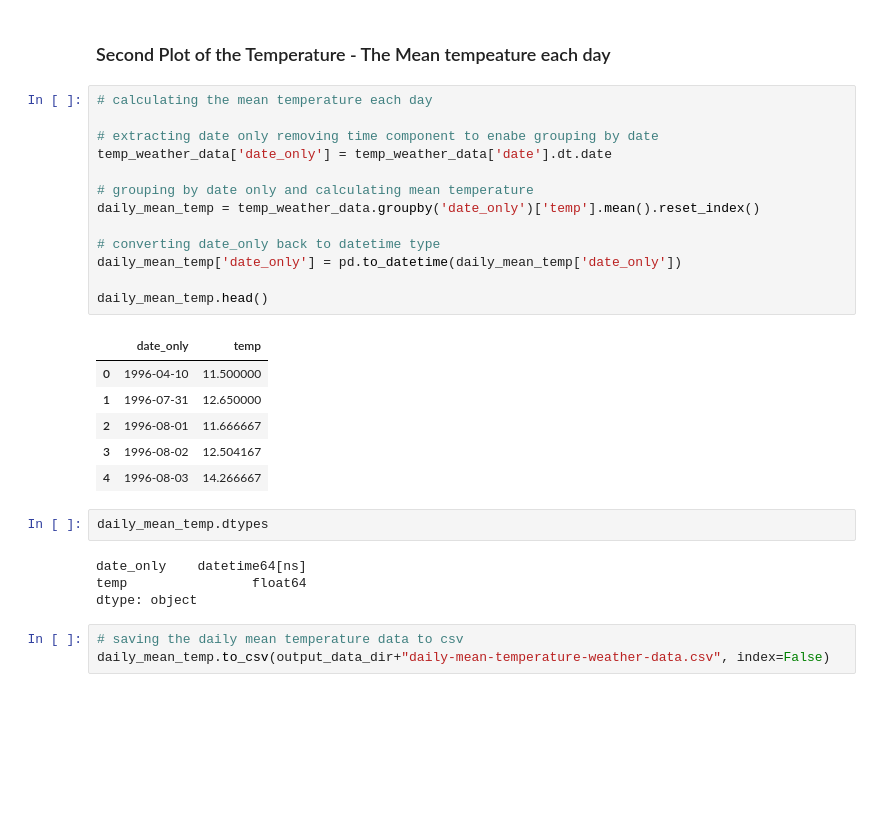
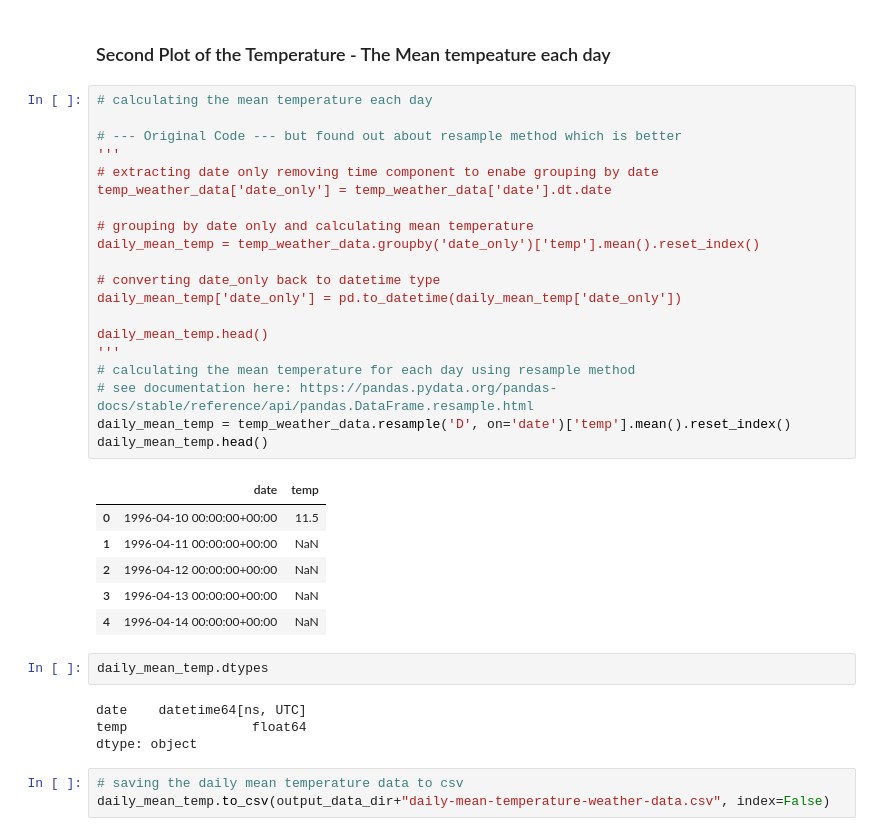
Before and after one commit to skerr17/programming-for-data-analytics, a Jupyter notebook: assignments/assignment06-weather.ipynb, the cells around one changed output. Cells and saved outputs as stored; diff of their text form; blank space fills up the shorter version.

```diff
--- a/assignments/assignment06-weather.ipynb
+++ b/assignments/assignment06-weather.ipynb
@@ -193,27 +191,34 @@ plt.show()
 # %%
 # calculating the mean temperature each day
 
+# --- Original Code --- but found out about resample method which is better
+'''
 # extracting date only removing time component to enabe grouping by date
 temp_weather_data['date_only'] = temp_weather_data['date'].dt.date
 
 # grouping by date only and calculating mean temperature
 daily_mean_temp = temp_weather_data.groupby('date_only')['temp'].mean().reset_index()
 
 # converting date_only back to datetime type
 daily_mean_temp['date_only'] = pd.to_datetime(daily_mean_temp['date_only'])
 
 daily_mean_temp.head()
+'''
+# calculating the mean temperature for each day using resample method
+# see documentation here: https://pandas.pydata.org/pandas-docs/stable/reference/api/pandas.DataFrame.resample.html
+daily_mean_temp = temp_weather_data.resample('D', on='date')['temp'].mean().reset_index()
+daily_mean_temp.head()
 # %% [output]
-|  | date_only | temp |
-| 0 | 1996-04-10 | 11.500000 |
-| 1 | 1996-07-31 | 12.650000 |
-| 2 | 1996-08-01 | 11.666667 |
-| 3 | 1996-08-02 | 12.504167 |
-| 4 | 1996-08-03 | 14.266667 |
+|  | date | temp |
+| 0 | 1996-04-10 00:00:00+00:00 | 11.5 |
+| 1 | 1996-04-11 00:00:00+00:00 | NaN |
+| 2 | 1996-04-12 00:00:00+00:00 | NaN |
+| 3 | 1996-04-13 00:00:00+00:00 | NaN |
+| 4 | 1996-04-14 00:00:00+00:00 | NaN |
 # %%
 daily_mean_temp.dtypes
 # %% [output]
-date_only    datetime64[ns]
+date    datetime64[ns, UTC]
 temp                float64
 dtype: object
 # %%
```
Also changed, not shown: parts of 4 cells of this notebook, 3 other files.
